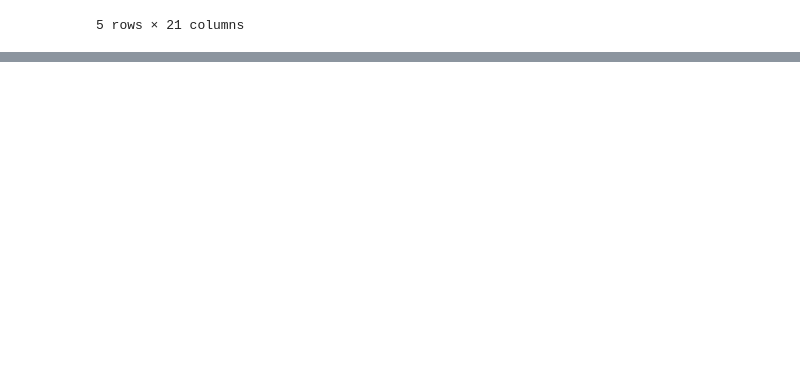
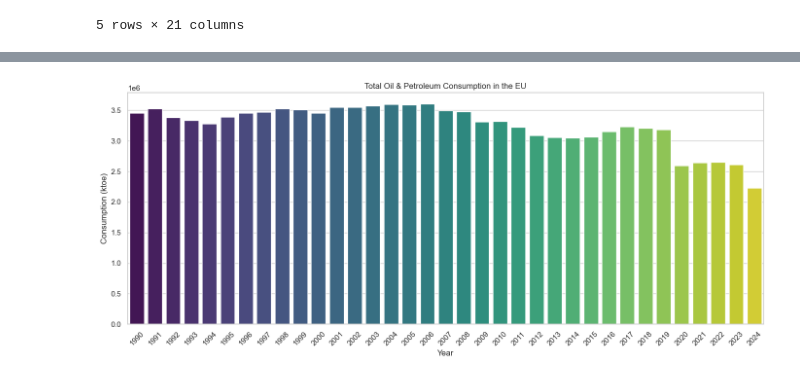
Before and after one commit to AnnaLozenko/PFDA_Project, a Jupyter notebook: eu_energy_sources_analysis.ipynb, the cells around one changed output, grey strips where cells are left out. Saved outputs shown, nothing was run; the diff lists cells and outputs as text; code cells hidden in the pictures; blank space fills up the shorter version.

```diff
--- a/eu_energy_sources_analysis.ipynb
+++ b/eu_energy_sources_analysis.ipynb
@@ -222,0 +261,6 @@ renewables_pivot.head()
+# %%
+# Add fuel type column to each dataframe
+oil_petrol_clean['fuel_type'] = 'Oil & Petroleum'
+solid_fossil_fuels_clean['fuel_type'] = 'Solid Fossil Fuels'
+natural_gas_clean['fuel_type'] = 'Natural Gas'
+renewables_clean['fuel_type'] = 'Renewables'
@@ -222,0 +306,8 @@ renewables_pivot.head()
+# %%
+oil_petrol_pivot =  oil_petrol_clean.pivot_table(
+        index='Country',
+        columns='Year',
+        values='Consumption_KTOE',
+        aggfunc='sum'
+    )
+oil_petrol_pivot.head()
@@ -222,0 +374,24 @@ renewables_pivot.head()
+# %%
+# Sum all countries for each year for the oil and petroleum dataset
+oil_total = oil_petrol_pivot.sum(axis=0)  # sum along rows
+
+# Set seaborn theme
+sns.set_theme(style='whitegrid', context='notebook', palette='viridis')
+
+# Convert Series to DataFrame
+oil_total_df = oil_total.reset_index()
+oil_total_df.columns = ['Year', 'Consumption']
+
+colors = sns.color_palette("viridis", len(oil_total_df))
+
+plt.figure(figsize=(14,6))
+sns.barplot(x='Year', y='Consumption', data=oil_total_df, palette=colors, hue= 'Year', legend=False)
+
+plt.title("Total Oil & Petroleum Consumption in the EU")
+plt.xlabel("Year")
+plt.ylabel("Consumption (ktoe)")
+plt.xticks(rotation=45)
+plt.tight_layout()
+plt.show()
+# %% [output]
+[figure, added]
```
Also changed, not shown: parts of 31 cells of this notebook.
